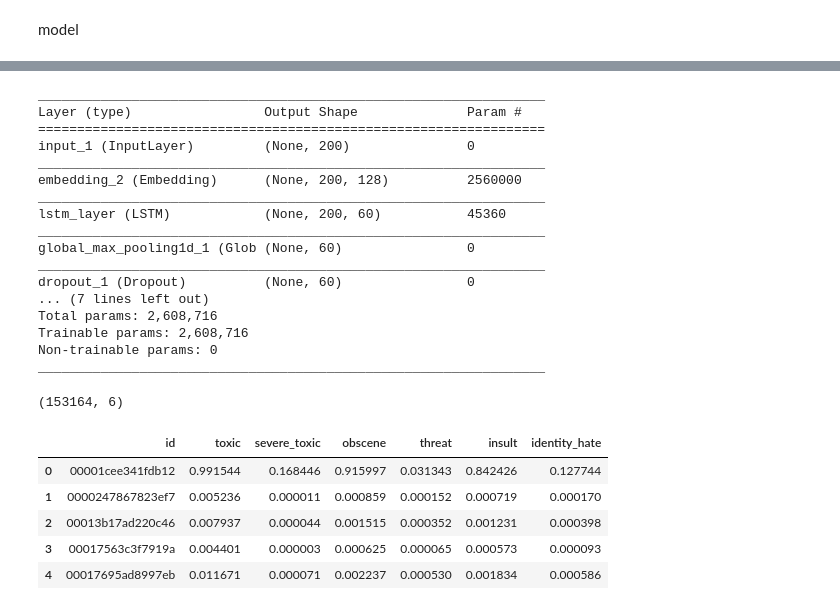
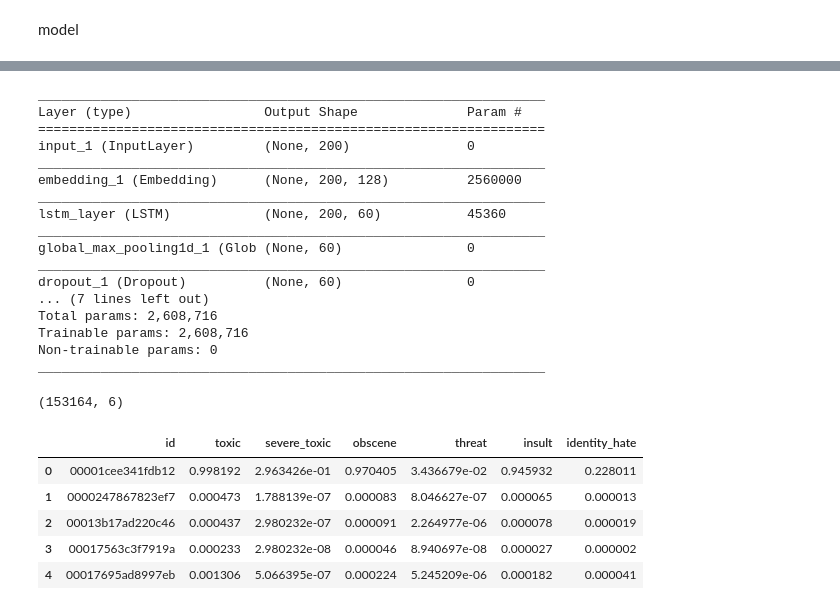
Before and after one commit to constancedongg/Toxic_Comment_Classification, a Jupyter notebook: Toxic_comment.ipynb, the cells around one changed output, grey strips where cells are left out. Drawn from its saved outputs; the diff is of its cells as text; code cells hidden in the pictures.

```diff
--- a/Toxic_comment.ipynb
+++ b/Toxic_comment.ipynb
@@ -197,17 +197,6 @@ X_test_raw = dat_test["comment_text"]
 split_s = re.compile(r"[a-z]+", re.IGNORECASE)
 # %%
 X_test_raw1 = X_test_raw.apply(lambda s: split_s.findall(s.lower()))
-# %%
-'''
-import time
-start = time.time()
-# no need to run this every time
-X_test = sps.lil_matrix((n_test, filtered_words.shape[0]), dtype=np.float64)
-for i in range(n_test):
-    X_test[i, np.in1d(filtered_words, X_test_raw1[i])] = 1
-sps.save_npz(file_path + "X_test_data2.npz", sps.coo_matrix(X))
-end = time.time()
-'''
 # %%
 X_test = sps.lil_matrix(sps.load_npz(file_path + "X_test_data2.npz"))
 # %%
@@ -632,6 +618,6 @@ x = Dense(6, activation="sigmoid")(x)
 model
 # %%
 model = Model(inputs = inp, outputs = x)
-model.compile(loss = 'mean_squared_error',optimizer = 'adam', metrics = ['mean_squared_error'])
+model.compile(loss = 'binary_crossentropy',optimizer = 'adam', metrics = ['accuracy'])
 # %%
 batch_size = 16   # 16 padded sentences for each batch
@@ -650,7 +638,7 @@ Layer (type)                 Output Shape              Param #
 =================================================================
 input_1 (InputLayer)         (None, 200)               0
 _________________________________________________________________
-embedding_2 (Embedding)      (None, 200, 128)          2560000
+embedding_1 (Embedding)      (None, 200, 128)          2560000
 _________________________________________________________________
 lstm_layer (LSTM)            (None, 200, 60)           45360
 _________________________________________________________________
@@ -669,18 +657,19 @@ prediction_1.shape
 # %% [output]
 (153164, 6)
 # %%
-submission_4 = pd.DataFrame.from_dict({'id': dat_test['id']})
+submission1 = pd.DataFrame.from_dict({'id': dat_test['id']})
+class_names = ['toxic', 'severe_toxic', 'obscene', 'threat', 'insult', 'identity_hate']
 
 for i in range(len(class_names)):
-    submission_4[class_names[i]] = prediction_1[:,i]
+    submission1[class_names[i]] = prediction_1[:,i]
 
-submission_4.to_csv(file_path + 'submission_4.csv', index = False)
+submission1.to_csv(file_path + 'submission1.csv', index = False)
 # %%
-submission_4.head(5)
+submission1.head(5)
 # %% [output]
 |  | id | toxic | severe_toxic | obscene | threat | insult | identity_hate |
-| 0 | 00001cee341fdb12 | 0.991544 | 0.168446 | 0.915997 | 0.031343 | 0.842426 | 0.127744 |
-| 1 | 0000247867823ef7 | 0.005236 | 0.000011 | 0.000859 | 0.000152 | 0.000719 | 0.000170 |
-| 2 | 00013b17ad220c46 | 0.007937 | 0.000044 | 0.001515 | 0.000352 | 0.001231 | 0.000398 |
-| 3 | 00017563c3f7919a | 0.004401 | 0.000003 | 0.000625 | 0.000065 | 0.000573 | 0.000093 |
-| 4 | 00017695ad8997eb | 0.011671 | 0.000071 | 0.002237 | 0.000530 | 0.001834 | 0.000586 |
+| 0 | 00001cee341fdb12 | 0.998192 | 2.963426e-01 | 0.970405 | 3.436679e-02 | 0.945932 | 0.228011 |
+| 1 | 0000247867823ef7 | 0.000473 | 1.788139e-07 | 0.000083 | 8.046627e-07 | 0.000065 | 0.000013 |
+| 2 | 00013b17ad220c46 | 0.000437 | 2.980232e-07 | 0.000091 | 2.264977e-06 | 0.000078 | 0.000019 |
+| 3 | 00017563c3f7919a | 0.000233 | 2.980232e-08 | 0.000046 | 8.940697e-08 | 0.000027 | 0.000002 |
+| 4 | 00017695ad8997eb | 0.001306 | 5.066395e-07 | 0.000224 | 5.245209e-06 | 0.000182 | 0.000041 |
```
Also changed, not shown: parts of 5 cells of this notebook.
